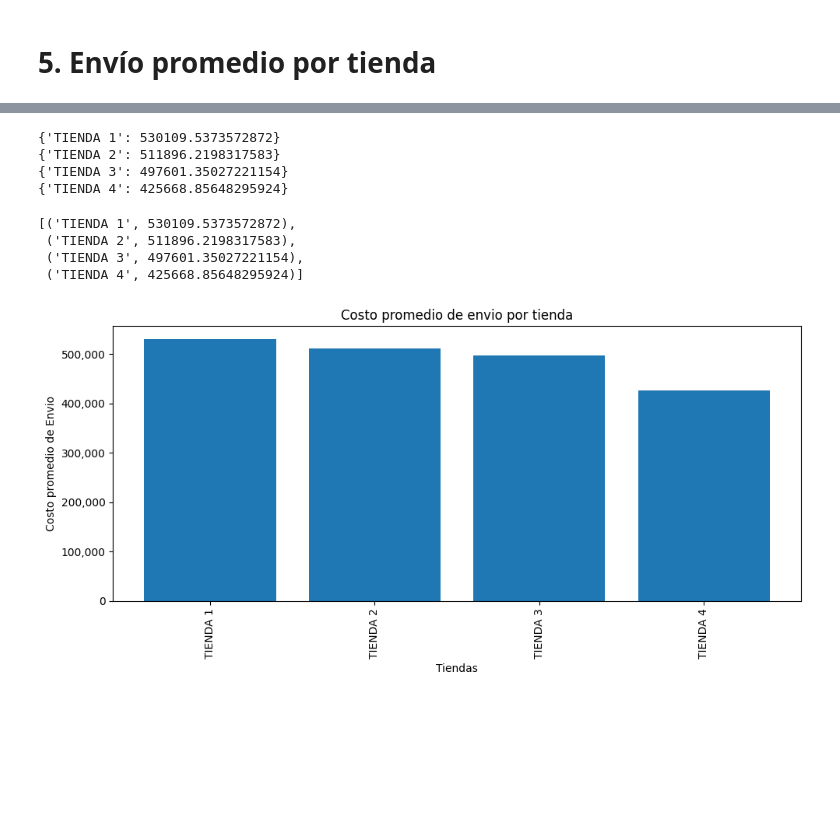
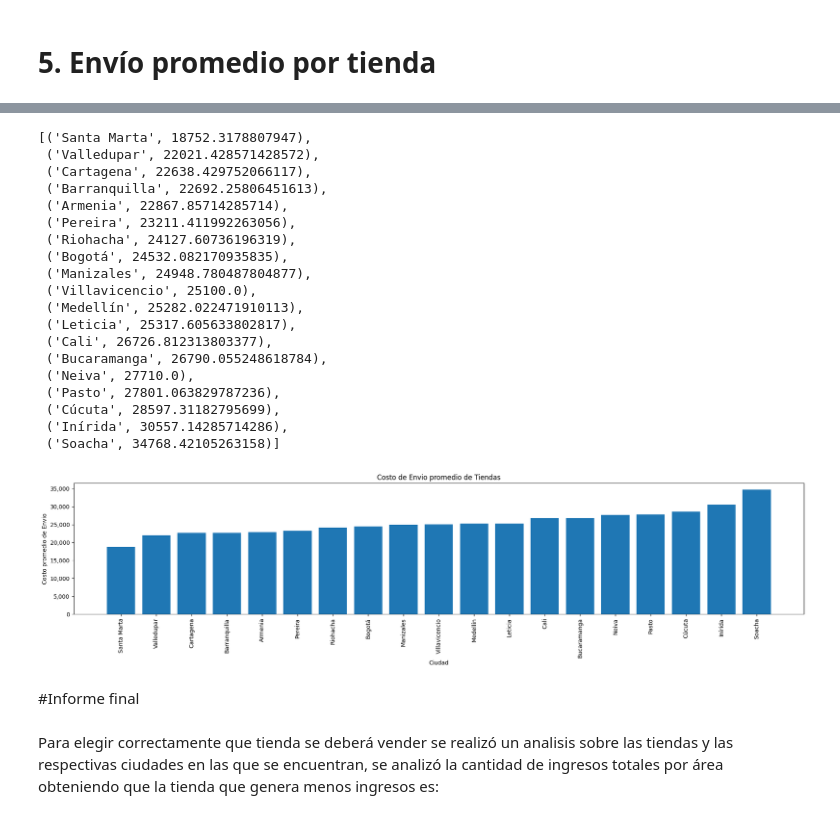
Before and after one commit to Deus-sueD/Callenge-Data-Science, a Jupyter notebook: AluraStoreLatam.ipynb, the cells around one changed output, grey strips where cells are left out. Drawn from its saved outputs; the diff is of its cells as text; code cells hidden in the pictures; blank space fills up the shorter version.

Commit message:
Modificación de datos particulares a datos generales

```diff
--- a/AluraStoreLatam.ipynb
+++ b/AluraStoreLatam.ipynb
@@ -129,0 +141,3 @@ graficardemayoraminor(Tiendaspordf(tienda4),'Ventas por zona de "Tienda 4"','Tie
+# %%
+tiendasgral = pd.concat([tienda,tienda2,tienda3,tienda4])
+tiendasgral
@@ -255,32 +233,30 @@ def Promediodeenviototal(tienda, Nombre_de_la_tienda):
-# %%
-print(Promediodeenviototal(tienda,'TIENDA 1'))
-print(Promediodeenviototal(tienda2,'TIENDA 2'))
-print(Promediodeenviototal(tienda3,'TIENDA 3'))
-print(Promediodeenviototal(tienda4,'TIENDA 4'))
-# %% [output]
-{'TIENDA 1': 530109.5373572872}
-{'TIENDA 2': 511896.2198317583}
-{'TIENDA 3': 497601.35027221154}
-{'TIENDA 4': 425668.85648295924}
-# %%
-Costopromedioportiendas = []
-
-TIENDA1 = Promediodeenviototal(tienda,'TIENDA 1')
-TIENDA2 = Promediodeenviototal(tienda2,'TIENDA 2')
-TIENDA3 = Promediodeenviototal(tienda3,'TIENDA 3')
-TIENDA4 = Promediodeenviototal(tienda4,'TIENDA 4')
-
-for s in [TIENDA1,TIENDA2,TIENDA3,TIENDA4]:
-  for k,v in s.items():
-    Costopromedioportiendas.append((k,v))
-
-Costopromedioportiendas
-# %% [output]
-[('TIENDA 1', 530109.5373572872),
- ('TIENDA 2', 511896.2198317583),
- ('TIENDA 3', 497601.35027221154),
- ('TIENDA 4', 425668.85648295924)]
+# %%
+EnvioPromedio(tiendasgral)
+# %% [output]
+[('Santa Marta', 18752.3178807947),
+ ('Valledupar', 22021.428571428572),
+ ('Cartagena', 22638.429752066117),
+ ('Barranquilla', 22692.25806451613),
+ ('Armenia', 22867.85714285714),
+ ('Pereira', 23211.411992263056),
+ ('Riohacha', 24127.60736196319),
+ ('Bogotá', 24532.082170935835),
+ ('Manizales', 24948.780487804877),
+ ('Villavicencio', 25100.0),
+ ('Medellín', 25282.022471910113),
+ ('Leticia', 25317.605633802817),
+ ('Cali', 26726.812313803377),
+ ('Bucaramanga', 26790.055248618784),
+ ('Neiva', 27710.0),
+ ('Pasto', 27801.063829787236),
+ ('Cúcuta', 28597.31182795699),
+ ('Inírida', 30557.14285714286),
+ ('Soacha', 34768.42105263158)]
 # %%
-graficardemayoraminor(Costopromedioportiendas, 'Costo promedio de envio por tienda', 'Tiendas','Costo promedio de Envio')
+graficardemayoraminor(EnvioPromedio(tiendasgral), 'Costo de Envio promedio de Tiendas', 'Ciudad','Costo promedio de Envio')
 # %% [output]
-[figure, old version]
+[figure, new version]
+# %% [markdown]
+#Informe final
+# %% [markdown]
+Para elegir correctamente que tienda se deberá vender se realizó un analisis sobre las tiendas y las respectivas ciudades en las que se encuentran, se analizó la cantidad de ingresos totales por área obteniendo que la tienda que genera menos ingresos es:
```
Also changed, not shown: parts of 13 cells of this notebook.
